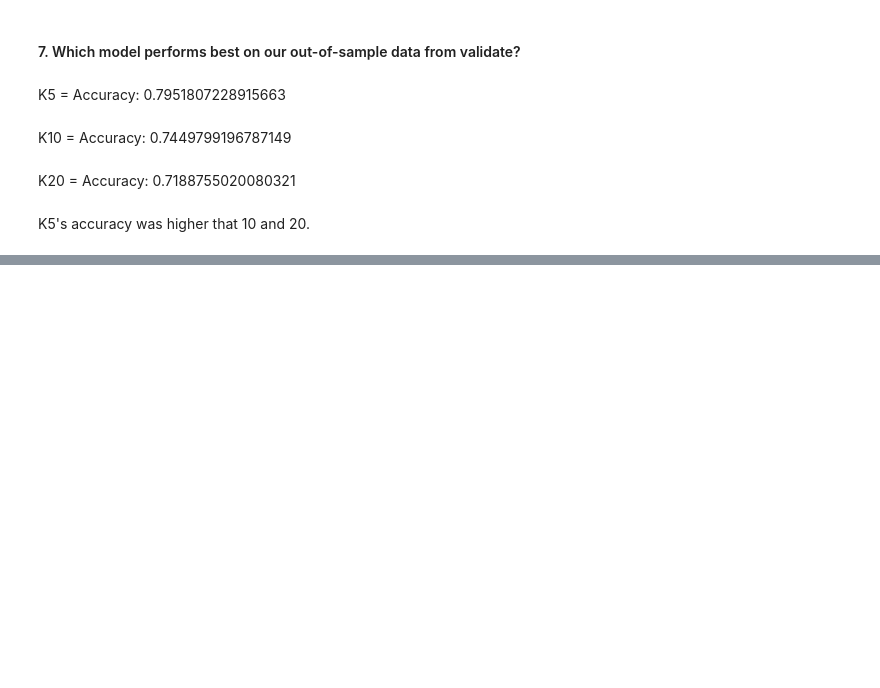
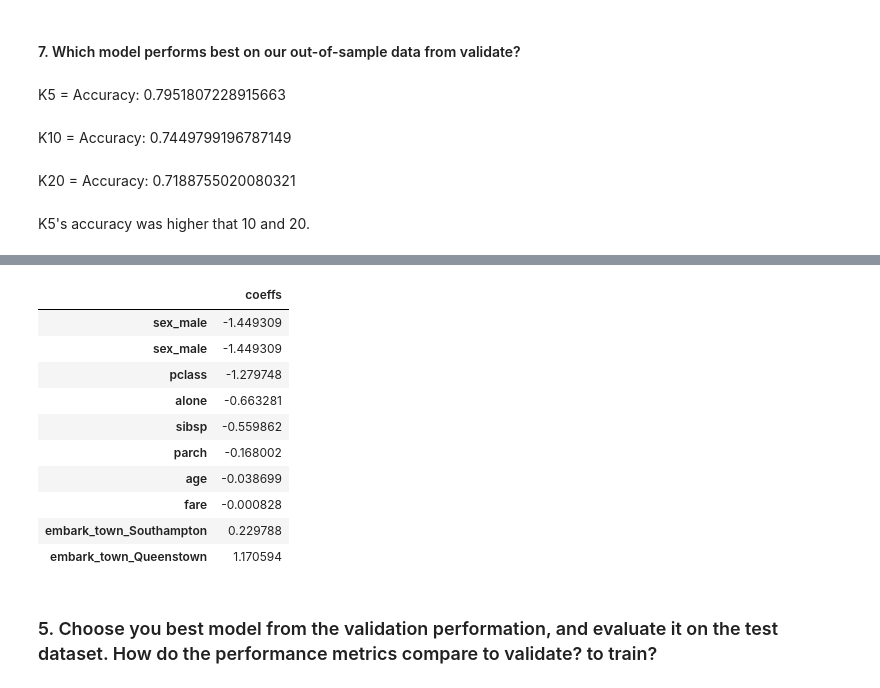
Before and after one commit to raedownen/classification-exercises, a Jupyter notebook: model.ipynb, the cells around one changed output, grey strips where cells are left out. Cells and saved outputs as stored; diff of their text form; code cells hidden in the pictures; blank space fills up the shorter version.

```diff
--- a/model.ipynb
+++ b/model.ipynb
@@ -1220,0 +1056,20 @@ K5's accuracy was higher that 10 and 20.
+# %%
+# Make a dataframe of coefficients and feature names
+
+log_coeffs3 = pd.DataFrame(logit3.coef_[0], index = X_train.columns,
+                          columns = ['coeffs']).sort_values(by = 'coeffs', ascending = True)
+log_coeffs3
+# %% [output]
+|  | coeffs |
+| sex_male | -1.449309 |
+| sex_male | -1.449309 |
+| pclass | -1.279748 |
+| alone | -0.663281 |
+| sibsp | -0.559862 |
+| parch | -0.168002 |
+| age | -0.038699 |
+| fare | -0.000828 |
+| embark_town_Southampton | 0.229788 |
+| embark_town_Queenstown | 1.170594 |
+# %% [markdown]
+### 5. Choose you best model from the validation performation, and evaluate it on the test dataset. How do the performance metrics compare to validate? to train?
```
Also changed, not shown: parts of 123 cells of this notebook.
